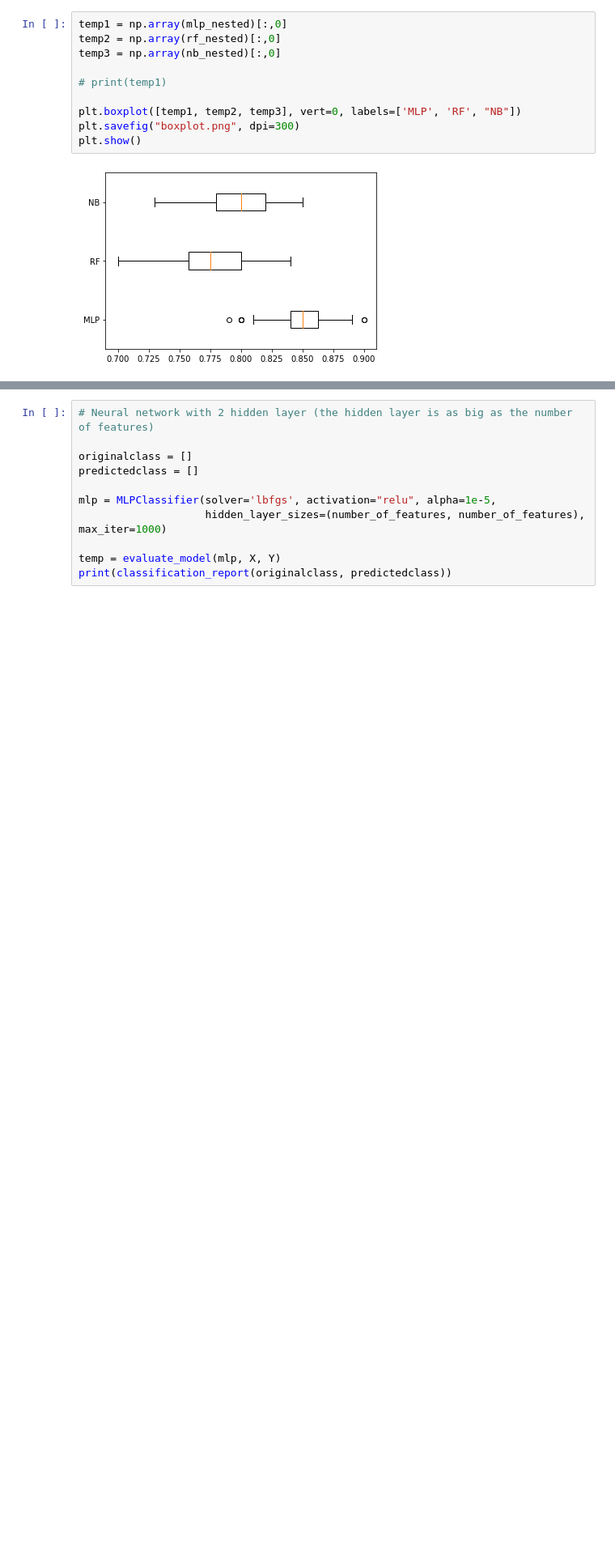
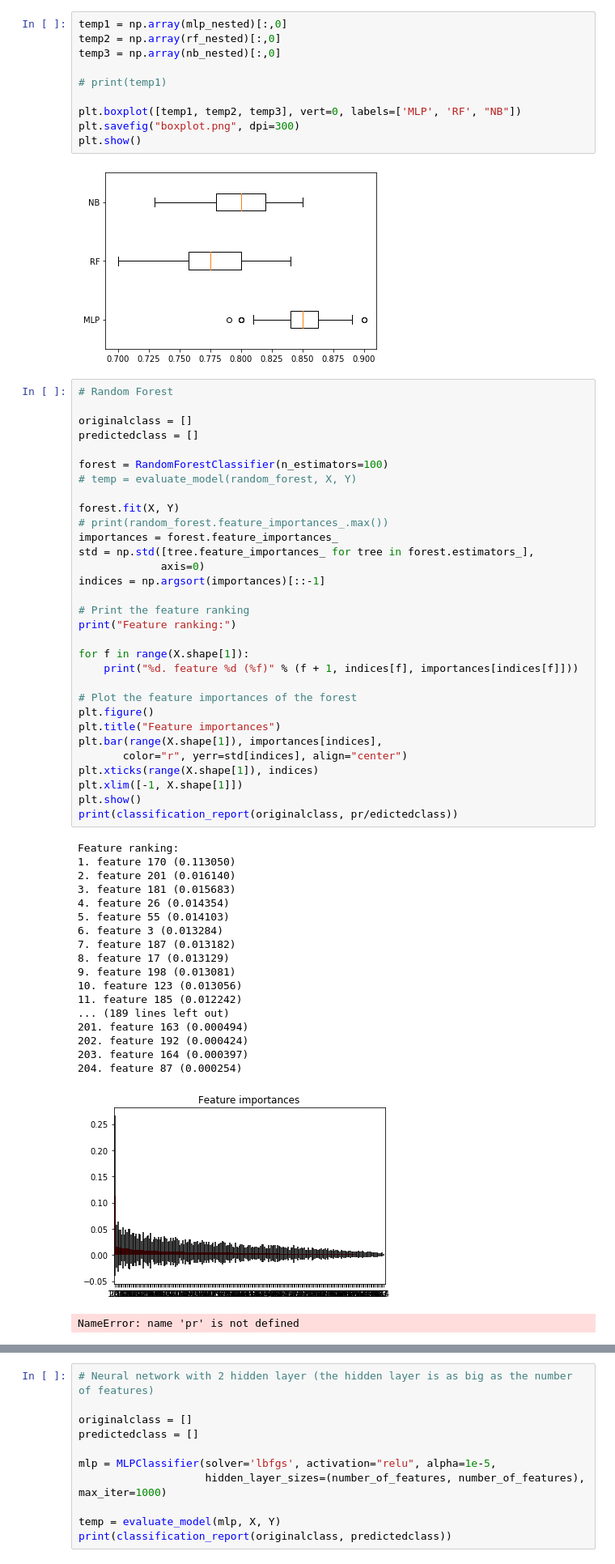
Before and after one commit to Folkert94/B4TM-Group_12, a Jupyter notebook: Model Pipeline.ipynb, the cells around one changed output, grey strips where cells are left out. Shown: that part at 81% size. Drawn from its saved outputs; the diff is of its cells as text; blank space fills up the shorter version.

```diff
--- a/Model Pipeline.ipynb
+++ b/Model Pipeline.ipynb
@@ -280,4 +329,55 @@ plt.savefig("boxplot.png", dpi=300)
 plt.show()
 # %% [output]
 [figure]
+# %%
+# Random Forest
+
+originalclass = []
+predictedclass = []
+
+forest = RandomForestClassifier(n_estimators=100)
+# temp = evaluate_model(random_forest, X, Y)
+
+forest.fit(X, Y)
+# print(random_forest.feature_importances_.max())
+importances = forest.feature_importances_
+std = np.std([tree.feature_importances_ for tree in forest.estimators_],
+             axis=0)
+indices = np.argsort(importances)[::-1]
+
+# Print the feature ranking
+print("Feature ranking:")
+
+for f in range(X.shape[1]):
+    print("%d. feature %d (%f)" % (f + 1, indices[f], importances[indices[f]]))
+
+# Plot the feature importances of the forest
+plt.figure()
+plt.title("Feature importances")
+plt.bar(range(X.shape[1]), importances[indices],
+       color="r", yerr=std[indices], align="center")
+plt.xticks(range(X.shape[1]), indices)
+plt.xlim([-1, X.shape[1]])
+plt.show()
+print(classification_report(originalclass, pr/edictedclass))
+# %% [output]
+Feature ranking:
+1. feature 170 (0.113050)
+2. feature 201 (0.016140)
+3. feature 181 (0.015683)
+4. feature 26 (0.014354)
+5. feature 55 (0.014103)
+6. feature 3 (0.013284)
+7. feature 187 (0.013182)
+8. feature 17 (0.013129)
+9. feature 198 (0.013081)
+10. feature 123 (0.013056)
+11. feature 185 (0.012242)
+... (189 lines left out)
+201. feature 163 (0.000494)
+202. feature 192 (0.000424)
+203. feature 164 (0.000397)
+204. feature 87 (0.000254)
+[figure, added]
+NameError: name 'pr' is not defined
 # %%
```
Also changed, not shown: parts of 8 cells of this notebook.
